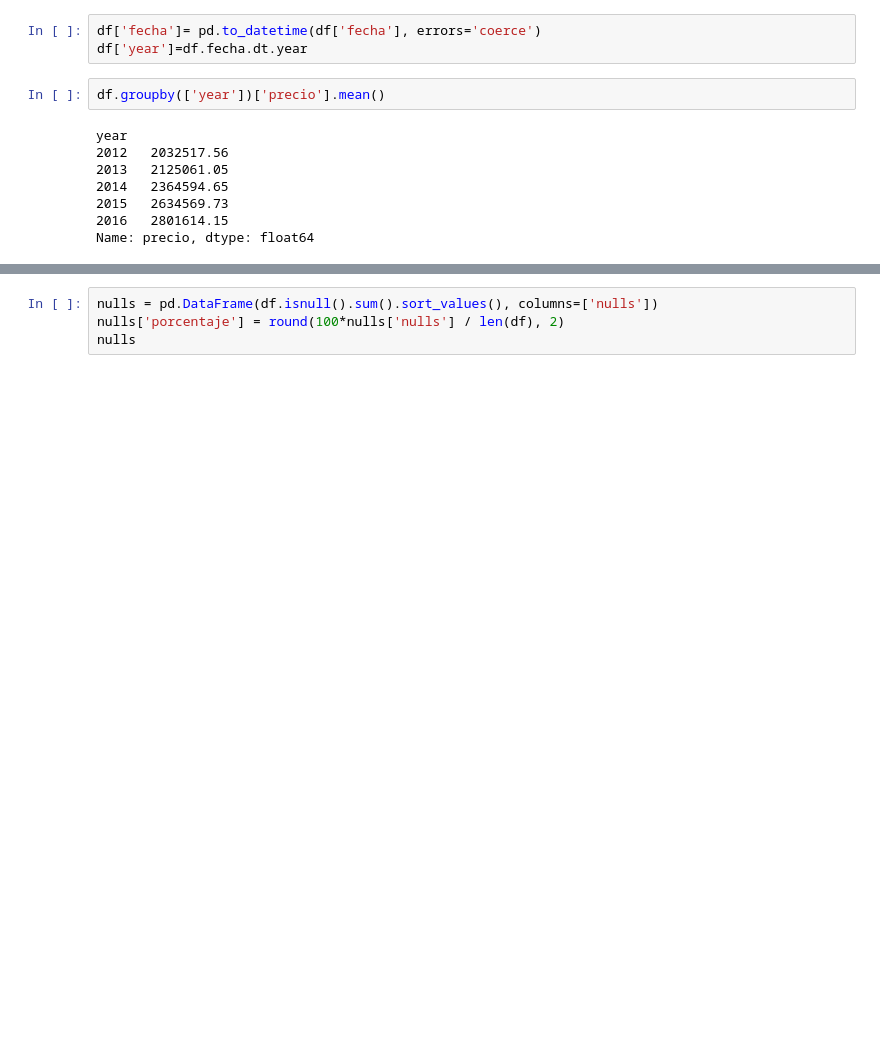
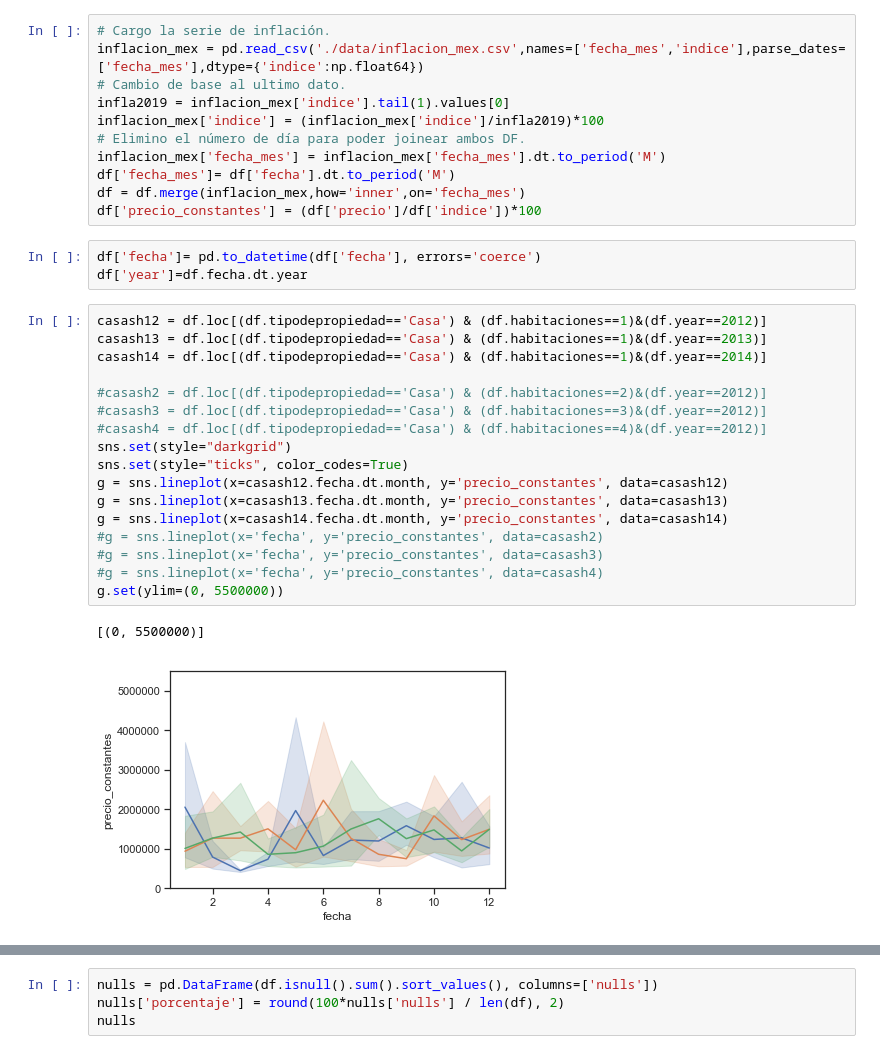
Before and after one commit to blukitas/groupby-banco-, a Jupyter notebook: Tp1/01.tp_ni.ipynb, the cells around one changed output, grey strips where cells are left out. Saved outputs shown, nothing was run; the diff lists cells and outputs as text; blank space fills up the shorter version.

```diff
--- a/Tp1/01.tp_ni.ipynb
+++ b/Tp1/01.tp_ni.ipynb
@@ -25,16 +35,37 @@ df = pd.read_csv('data/train.csv', error_bad_lines=False)
 # %%
 pd.set_option('display.max_columns', 100)
 pd.set_option('display.float_format', '{:.2f}'.format)
+# %%
+# Cargo la serie de inflación.
+inflacion_mex = pd.read_csv('./data/inflacion_mex.csv',names=['fecha_mes','indice'],parse_dates=['fecha_mes'],dtype={'indice':np.float64})
+# Cambio de base al ultimo dato.
+infla2019 = inflacion_mex['indice'].tail(1).values[0]
+inflacion_mex['indice'] = (inflacion_mex['indice']/infla2019)*100
+# Elimino el número de día para poder joinear ambos DF.
+inflacion_mex['fecha_mes'] = inflacion_mex['fecha_mes'].dt.to_period('M')
+df['fecha_mes']= df['fecha'].dt.to_period('M')
+df = df.merge(inflacion_mex,how='inner',on='fecha_mes')
+df['precio_constantes'] = (df['precio']/df['indice'])*100
 # %%
 df['fecha']= pd.to_datetime(df['fecha'], errors='coerce')
 df['year']=df.fecha.dt.year
-# %%
-df.groupby(['year'])['precio'].mean()
-# %% [output]
-year
-2012   2032517.56
-2013   2125061.05
-2014   2364594.65
-2015   2634569.73
-2016   2801614.15
-Name: precio, dtype: float64
+# %%
+casash12 = df.loc[(df.tipodepropiedad=='Casa') & (df.habitaciones==1)&(df.year==2012)]
+casash13 = df.loc[(df.tipodepropiedad=='Casa') & (df.habitaciones==1)&(df.year==2013)]
+casash14 = df.loc[(df.tipodepropiedad=='Casa') & (df.habitaciones==1)&(df.year==2014)]
+
+#casash2 = df.loc[(df.tipodepropiedad=='Casa') & (df.habitaciones==2)&(df.year==2012)]
+#casash3 = df.loc[(df.tipodepropiedad=='Casa') & (df.habitaciones==3)&(df.year==2012)]
+#casash4 = df.loc[(df.tipodepropiedad=='Casa') & (df.habitaciones==4)&(df.year==2012)]
+sns.set(style="darkgrid")
+sns.set(style="ticks", color_codes=True)
+g = sns.lineplot(x=casash12.fecha.dt.month, y='precio_constantes', data=casash12)
+g = sns.lineplot(x=casash13.fecha.dt.month, y='precio_constantes', data=casash13)
+g = sns.lineplot(x=casash14.fecha.dt.month, y='precio_constantes', data=casash14)
+#g = sns.lineplot(x='fecha', y='precio_constantes', data=casash2)
+#g = sns.lineplot(x='fecha', y='precio_constantes', data=casash3)
+#g = sns.lineplot(x='fecha', y='precio_constantes', data=casash4)
+g.set(ylim=(0, 5500000))
+# %% [output]
+[(0, 5500000)]
+[figure, added]
```
Also changed, not shown: parts of 12 cells of this notebook, 4 other files.
